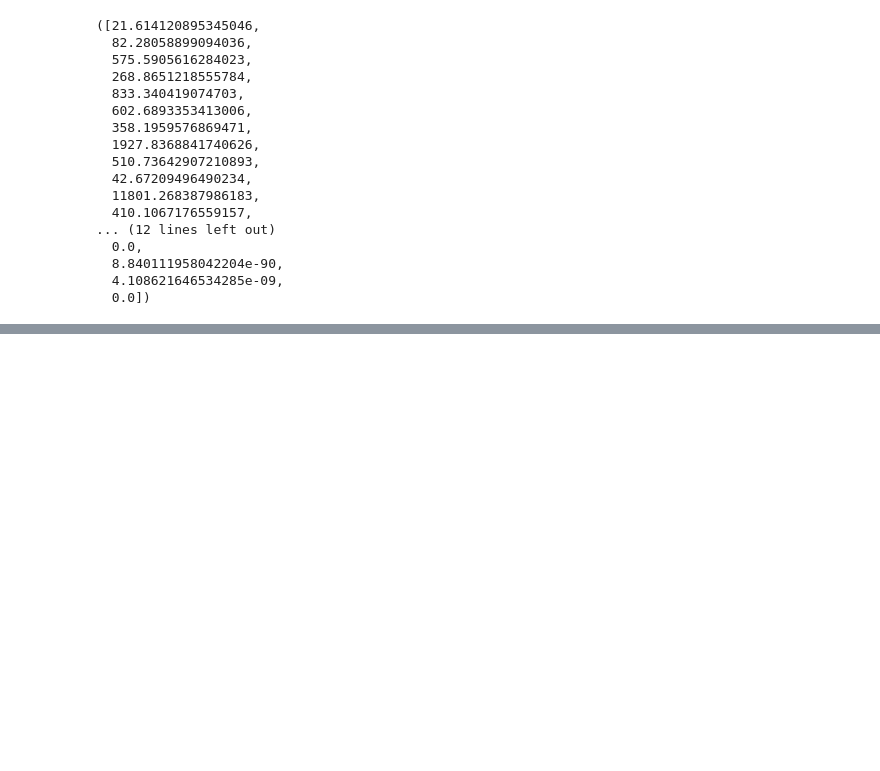
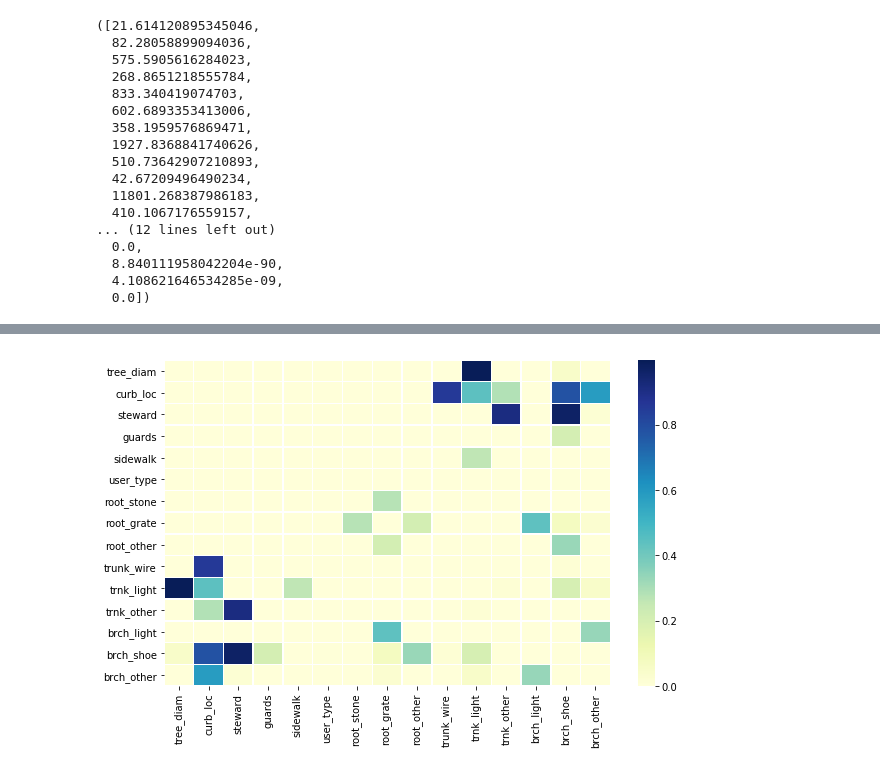
Before and after one commit to aspds18/Springboard_capstone1, a Jupyter notebook: Capstone1.ipynb, the cells around one changed output, grey strips where cells are left out. Cells and saved outputs as stored; diff of their text form; code cells hidden in the pictures; blank space fills up the shorter version.

```diff
--- a/Capstone1.ipynb
+++ b/Capstone1.ipynb
@@ -899,0 +878,6 @@ The results of the tests show correlation of all categorical variables with resp
+# %%
+# Repeat for the other boroughs
+Xbro,ybro=bor_xy(bronx_enc)
+pvmat(Xbro)
+# %% [output]
+[figure, added]
```
Also changed, not shown: parts of 43 cells of this notebook.
